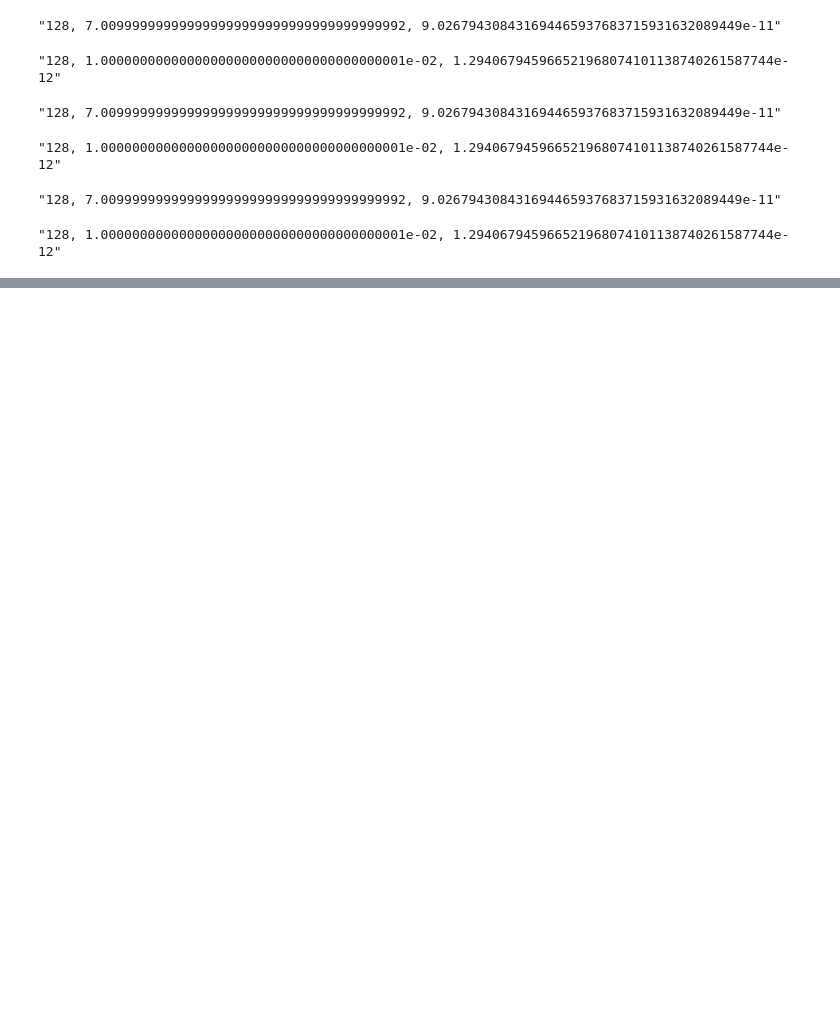
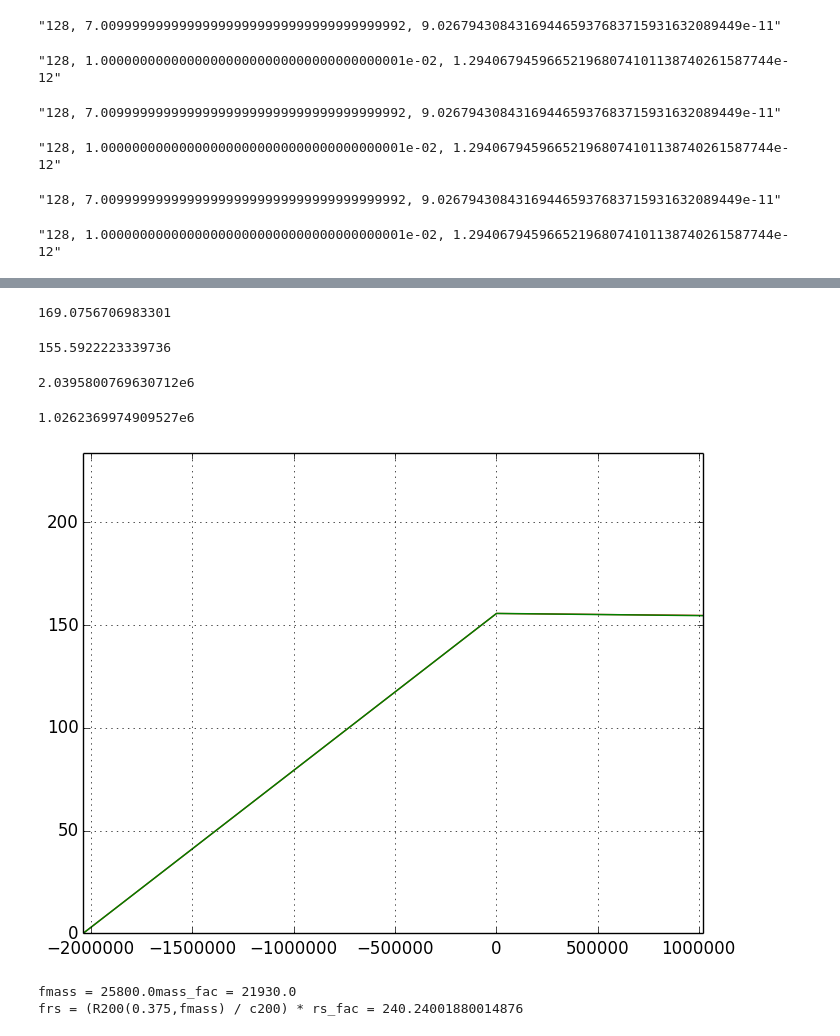
Before and after one commit to skariel/Lensing, a Jupyter notebook: BASELINE.ipynb, the cells around one changed output, grey strips where cells are left out. Drawn from its saved outputs; the diff is of its cells as text; code cells hidden in the pictures; blank space fills up the shorter version.

```diff
--- a/BASELINE.ipynb
+++ b/BASELINE.ipynb
@@ -424,0 +435,17 @@ end;
+# %%
+c200 = 6.37
+RS=r200/c200
+# %% [output]
+169.0756706983301
+# %%
+b=Da_arcseconds(0.375, 43)
+# %% [output]
+155.5922223339736
+# %%
+rs=Dc(1.5)-Dc(0.375)
+# %% [output]
+2.0395800769630712e6
+# %%
+ro=Dc(0.375)
+# %% [output]
+1.0262369974909527e6
@@ -424,0 +456,24 @@ end;
+# %%
+mass_fac = 0.85 # 1.69
+rs_fac   = 1.5
+
+@show fmass = 2.58e4*mass_fac
+@show frs = R200(0.375, fmass)/c200*rs_fac
+
+tg = b/rs
+tx, ty, tu, tdu, tia, toa, tda, tθ =
+    thin(_pm, 0.0, rs, tg, 100000);
+ex, ey, eu, edu, eia, eoa, eda, eθ =
+numeric_el(r->tnfw_m(0.375, fmass, frs, r), r->tnfw_ρ(0.375, fmass, frs, r), 0.0, rs, tg, 100000);
+hold(false)
+plot(tx,ty,"-r",lw=0.9)
+hold(true)
+plot(ex,ey,"-g",lw=1.1)
+hold(false)
+xlim(-rs,rs/2)
+ylim(0, 1.5b)
+grid(true)
+# %% [output]
+[figure, added]
+fmass = 25800.0mass_fac = 21930.0
+frs = (R200(0.375,fmass) / c200) * rs_fac = 240.24001880014876
```
Also changed, not shown: parts of 5 cells of this notebook, 1 other file.
